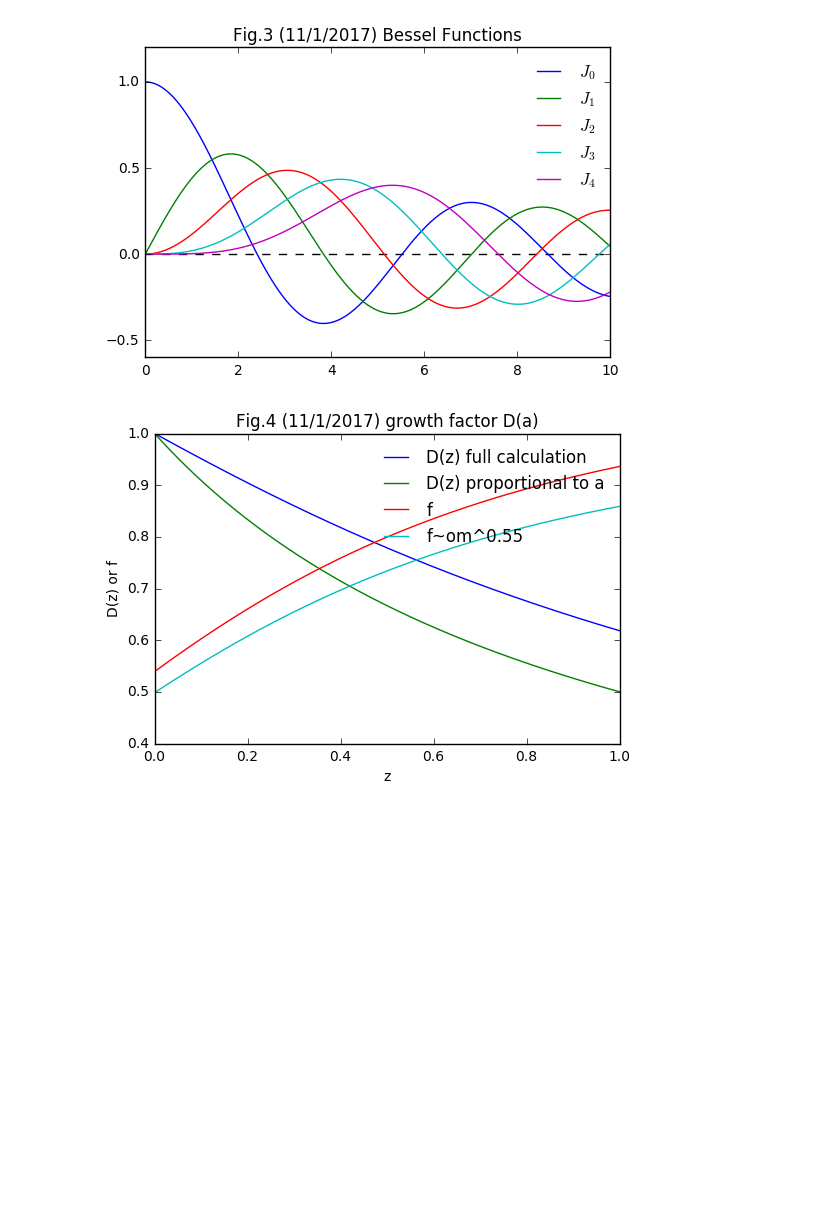
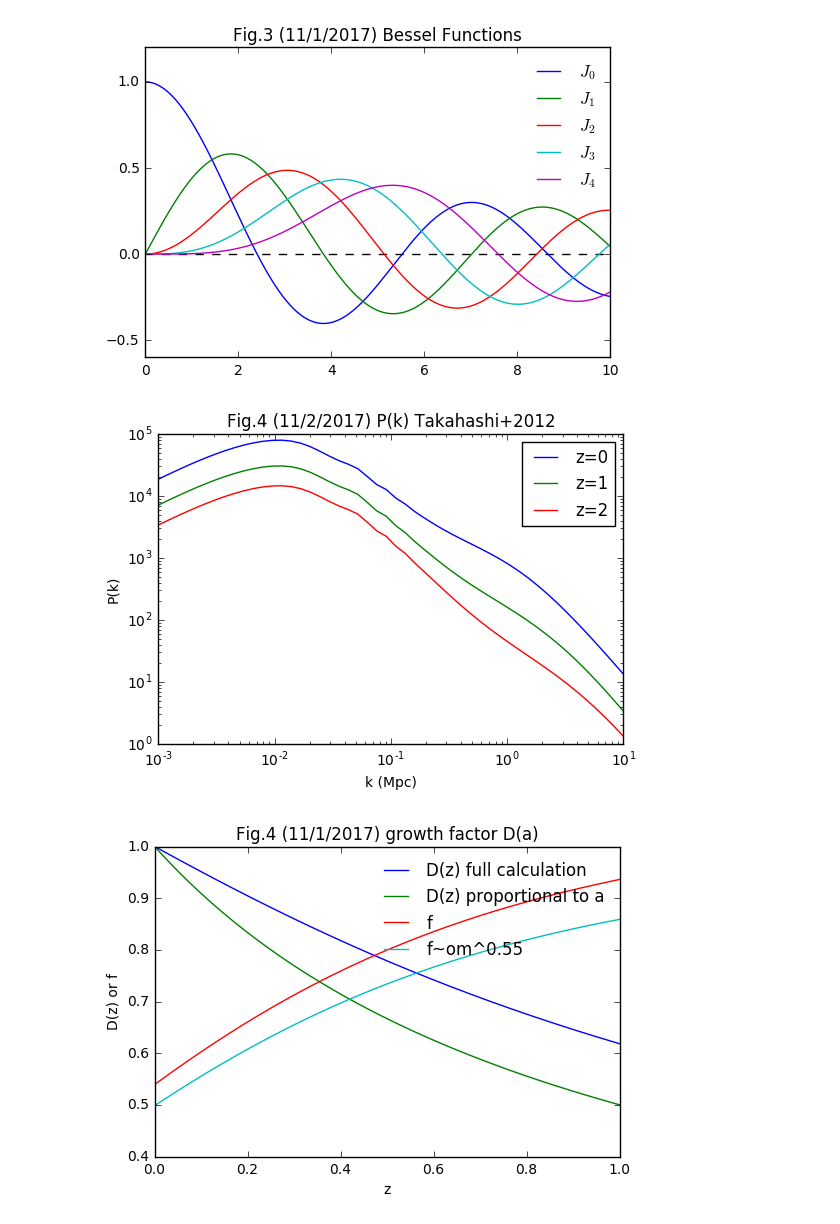
Before and after one commit to liuxx479/gplus, a Jupyter notebook: lowz.ipynb, the cells around one changed output. Saved outputs shown, nothing was run; the diff lists cells and outputs as text; code cells hidden in the pictures; blank space fills up the shorter version.

```diff
--- a/lowz.ipynb
+++ b/lowz.ipynb
@@ -113,5 +114,20 @@ Pk = Ptable[:,1:34].flatten()
 Pmatter_interp = interpolate.CloughTocher2DInterpolator(array([K*h, Z]).T, 2.0*pi**2*Pk/(K*h)**3)
 Pmatter = lambda k, z: Pmatter_interp (k, z)
+# %%
+karr = logspace(-3,1)
+f = figure()
+ax=f.add_subplot(111)
+for iz in linspace(0,2,3):
+    ax.plot(karr, Pmatter(karr,iz),label='z=%i'%(iz))
+ax.legend()
+ax.set_xscale('log')
+ax.set_yscale('log')
+ax.set_xlabel('k (Mpc)')
+ax.set_ylabel('P(k)')
+title('Fig.4 (11/2/2017) P(k) Takahashi+2012')
+show()
+# %% [output]
+[figure, added]
 # %%
 ## growth D(a)
 zarr1=linspace(0,1,1001)
```
Also changed, not shown: parts of 8 cells of this notebook, 3 other files.
